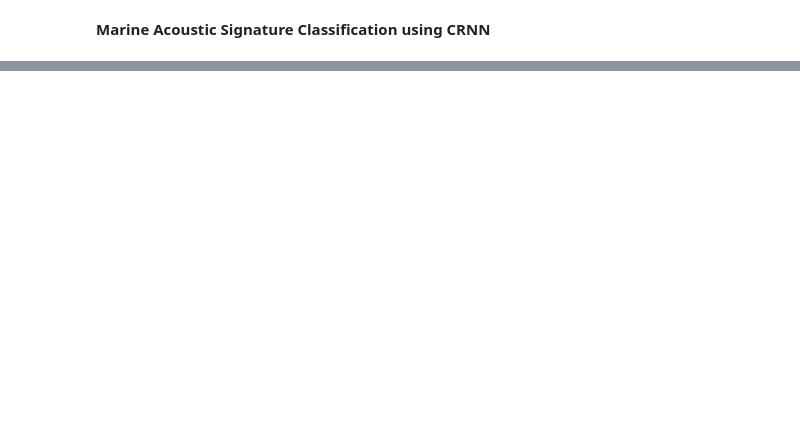
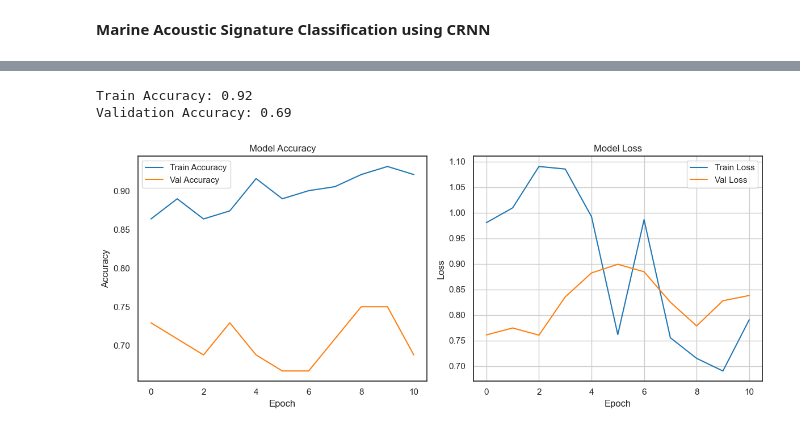
Before and after one commit to Dhanushi2620/AquaSignature, a Jupyter notebook: AquaSignature.ipynb, the cells around one changed output, grey strips where cells are left out. Saved outputs shown, nothing was run; the diff lists cells and outputs as text; code cells hidden in the pictures; blank space fills up the shorter version.

```diff
--- a/AquaSignature.ipynb
+++ b/AquaSignature.ipynb
@@ -326,0 +699,16 @@ y shape: (559,)
+# %%
+from tensorflow.keras.callbacks import EarlyStopping, ModelCheckpoint
+
+early_stop = EarlyStopping(monitor='val_loss', patience=8, restore_best_weights=True)
+checkpoint = ModelCheckpoint("best_model.h5", monitor='val_loss', save_best_only=True)
+# %%
+model.compile(optimizer='adam', loss='categorical_crossentropy', metrics=['accuracy'])
+
+history = model.fit(
+    x_train, y_train,
+    validation_split=0.2,
+    epochs=40,
+    batch_size=32,
+    callbacks=[early_stop, checkpoint],
+    verbose=1
+)
@@ -326,0 +805,37 @@ y shape: (559,)
+# %%
+train_acc = history.history['accuracy'][-1]
+val_acc = history.history['val_accuracy'][-1]
+
+print(f"Train Accuracy: {train_acc:.2f}")
+print(f"Validation Accuracy: {val_acc:.2f}")
+# %% [output]
+Train Accuracy: 0.92
+Validation Accuracy: 0.69
+# %%
+import matplotlib.pyplot as plt
+
+plt.figure(figsize=(12, 5))
+
+# Accuracy
+plt.subplot(1, 2, 1)
+plt.plot(history.history['accuracy'], label='Train Accuracy')
+plt.plot(history.history['val_accuracy'], label='Val Accuracy')
+plt.title("Model Accuracy")
+plt.xlabel("Epoch")
+plt.ylabel("Accuracy")
+plt.legend()
+
+# Loss
+plt.subplot(1, 2, 2)
+plt.plot(history.history['loss'], label='Train Loss')
+plt.plot(history.history['val_loss'], label='Val Loss')
+plt.title("Model Loss")
+plt.xlabel("Epoch")
+plt.ylabel("Loss")
+plt.legend()
+
+plt.tight_layout()
+plt.grid()
+plt.show()
+# %% [output]
+[figure, added]
```
Also changed, not shown: parts of 68 cells of this notebook.
